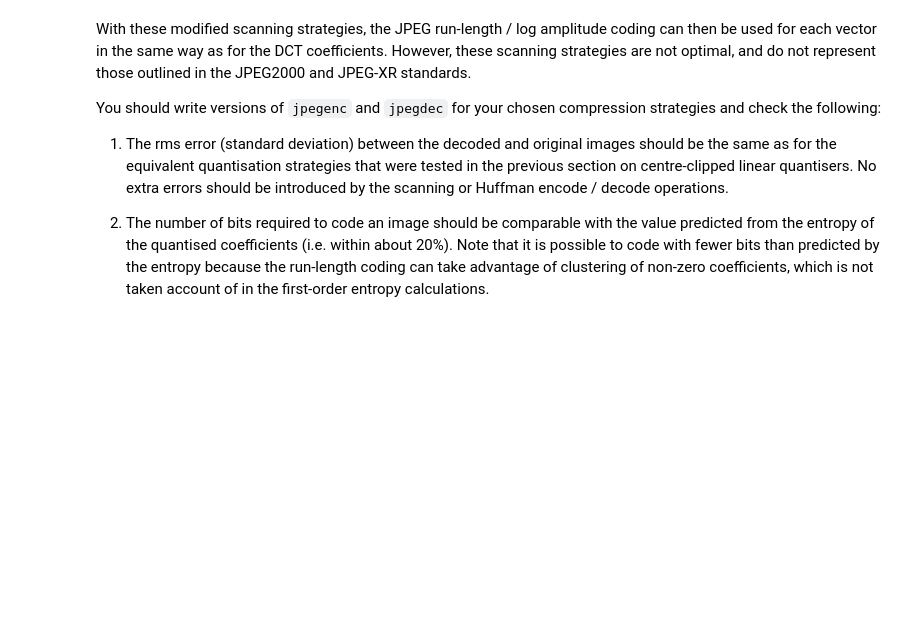
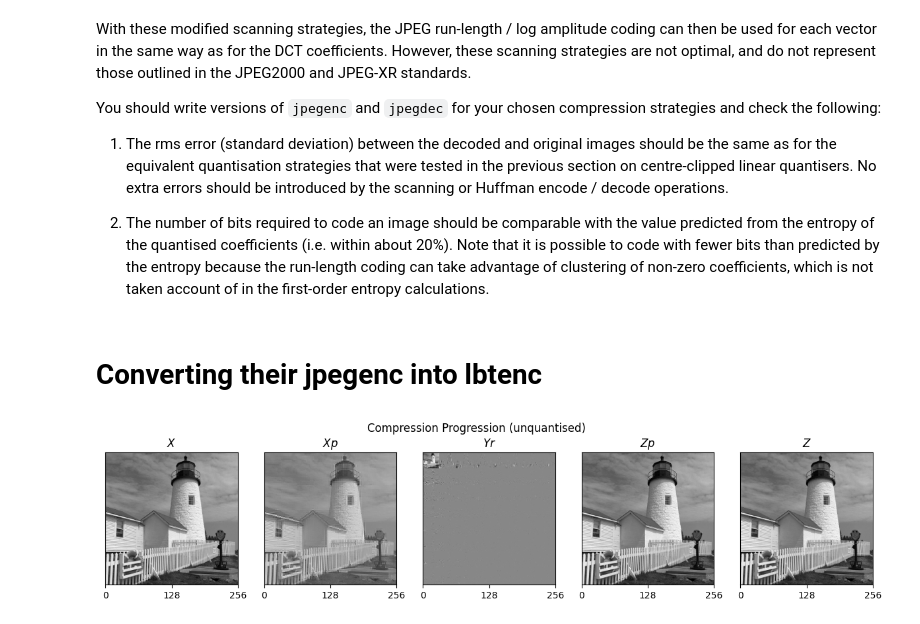
Before and after one commit to jet-tong/cued_sf2_lab, a Jupyter notebook: 12-huffman-jensen.ipynb, the cells around one changed output. Saved outputs shown, nothing was run; the diff lists cells and outputs as text; code cells hidden in the pictures; blank space fills up the shorter version.

```diff
--- a/12-huffman-jensen.ipynb
+++ b/12-huffman-jensen.ipynb
@@ -198,3 +254,5 @@ within about 20%).  Note that it is possible to code with fewer bits than
 predicted by the entropy because the run-length coding can take advantage of
 clustering of non-zero coefficients, which is not taken account of in the
 first-order entropy calculations.
+# %% [markdown]
+# Converting their jpegenc into lbtenc
@@ -200,0 +265,29 @@ first-order entropy calculations.
+# %%
+# Compression Progression (Quantised)
+
+# DON"T KNOW WHY THIS DOESN"T WORK!!!!!!!!!!!!!!!!!!!!!!!!!!!!!!!!!!!!!!!!!!!!!!!!!!!!!!!!!!!!!!!!!!!!!!!!!!!!!!!!!!!!!!!!!!!!!!!!!
+#lighthouse, _ = load_mat_img(img='lighthouse.mat', img_info='X', cmap_info={'map', 'map2'})
+#X = lighthouse - 128
+
+X, cmaps_dict = load_mat_img(img='lighthouse.mat', img_info='X', cmap_info={'map', 'map2'})
+X = X - 128.0
+
+# Compression Progression (unquantised)
+Xp = pot(X, N=8, s=1)
+Y = dct(Xp, N=8)
+Yr = dct_regroup(Y, N=8)
+Zp = idct(Y, N=8)
+Z = ipot(Zp, N=8, s=1)
+
+
+
+# Plot multiple images
+titles = ["X", "Xp", "Yr", "Zp", "Z"]
+imgs = [X, Xp, Yr, Zp, Z]
+fig, axs = plt.subplots(1, len(imgs), figsize=(15,3))
+fig.suptitle("Compression Progression (unquantised)")
+for ax, img, title in zip(axs, imgs, titles):
+    plot_image(img, ax=ax)
+    ax.set(yticks=[], title=f'${title}$')
+# %% [output]
+[figure, added]
```
Also changed, not shown: parts of 16 cells of this notebook, 3 other files.
